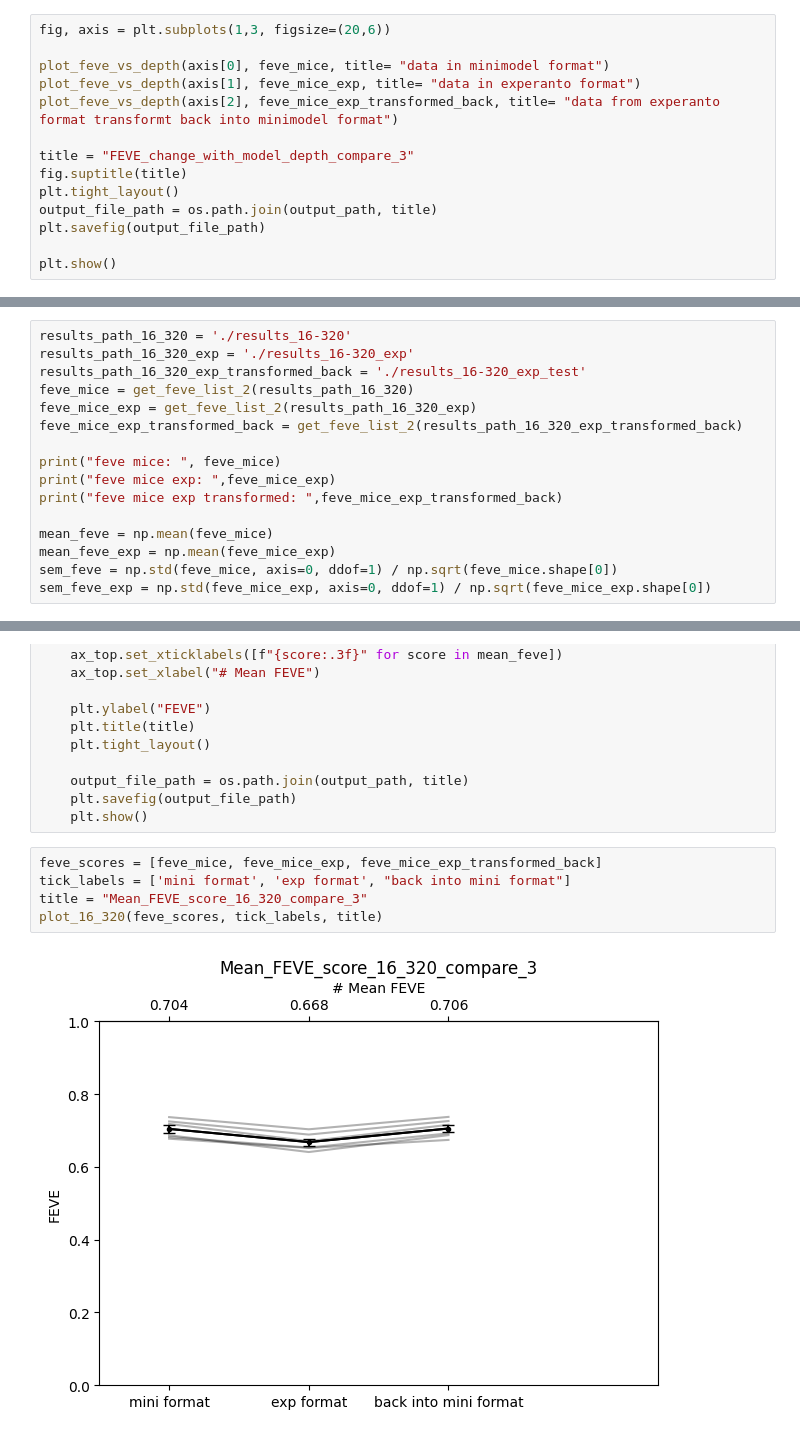
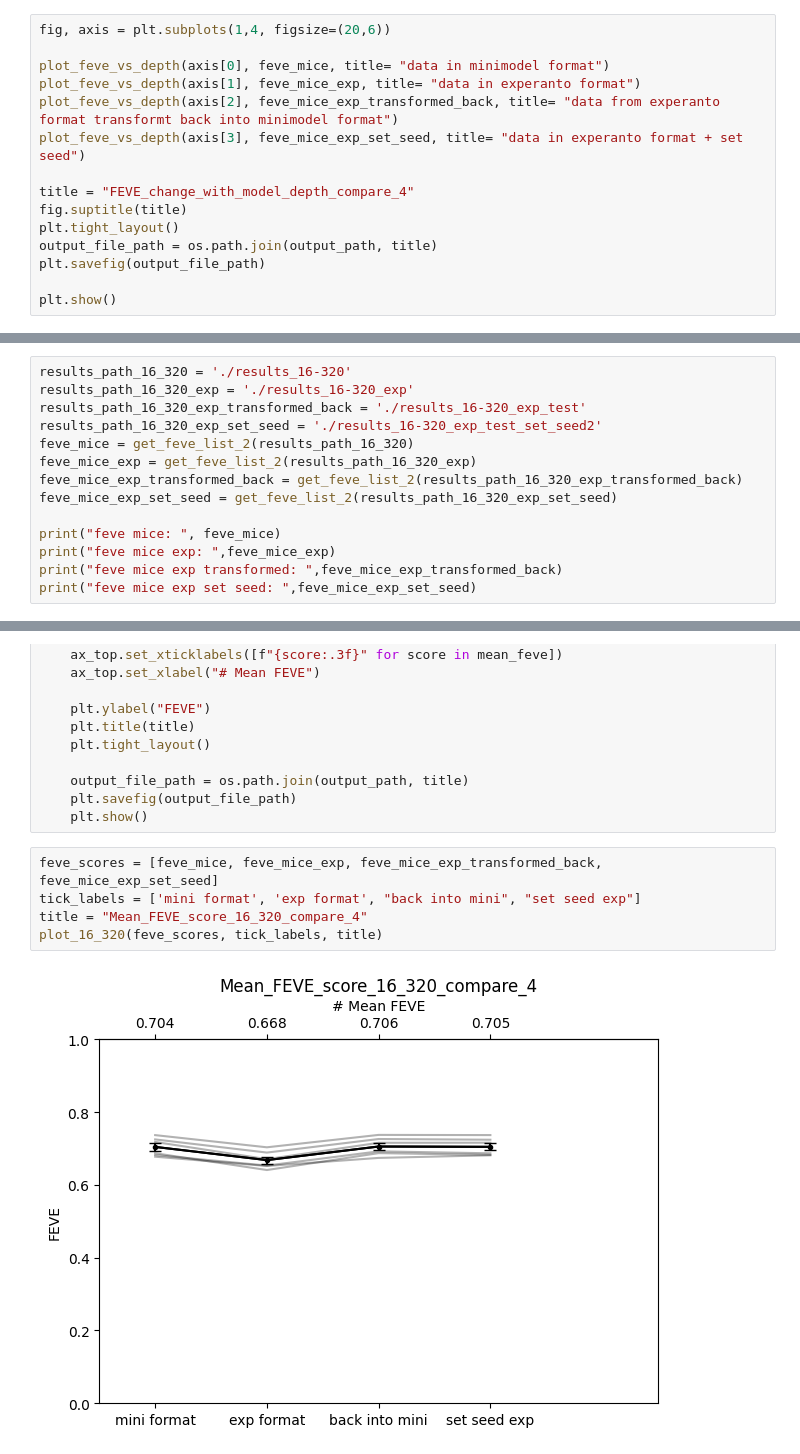
Before and after one commit to NAMAR4/minimodel, a Jupyter notebook: internship/comparisson_to_exp_plotting.ipynb, the cells around one changed output, grey strips where cells are left out. Drawn from its saved outputs; the diff is of its cells as text.

```diff
--- a/internship/comparisson_to_exp_plotting.ipynb
+++ b/internship/comparisson_to_exp_plotting.ipynb
@@ -81,13 +86,14 @@ def plot_feve_vs_depth(ax, feve_mice, title="FEVE change with model depth"):
     ax_top.set_xticklabels([f"{m:.3f}" for m in mean])
     ax_top.set_xlabel("# Mean FEVE")
 # %%
-fig, axis = plt.subplots(1,3, figsize=(20,6))
+fig, axis = plt.subplots(1,4, figsize=(20,6))
 
 plot_feve_vs_depth(axis[0], feve_mice, title= "data in minimodel format")
 plot_feve_vs_depth(axis[1], feve_mice_exp, title= "data in experanto format")
 plot_feve_vs_depth(axis[2], feve_mice_exp_transformed_back, title= "data from experanto format transformt back into minimodel format")
+plot_feve_vs_depth(axis[3], feve_mice_exp_set_seed, title= "data in experanto format + set seed")
 
-title = "FEVE_change_with_model_depth_compare_3"
+title = "FEVE_change_with_model_depth_compare_4"
 fig.suptitle(title)
 plt.tight_layout()
 output_file_path = os.path.join(output_path, title)
@@ -120,18 +128,16 @@ def get_feve_list_2(results_path):
 results_path_16_320 = './results_16-320'
 results_path_16_320_exp = './results_16-320_exp'
 results_path_16_320_exp_transformed_back = './results_16-320_exp_test'
+results_path_16_320_exp_set_seed = './results_16-320_exp_test_set_seed2'
 feve_mice = get_feve_list_2(results_path_16_320)
 feve_mice_exp = get_feve_list_2(results_path_16_320_exp)
 feve_mice_exp_transformed_back = get_feve_list_2(results_path_16_320_exp_transformed_back)
+feve_mice_exp_set_seed = get_feve_list_2(results_path_16_320_exp_set_seed)
 
 print("feve mice: ", feve_mice)
 print("feve mice exp: ",feve_mice_exp)
 print("feve mice exp transformed: ",feve_mice_exp_transformed_back)
-
-mean_feve = np.mean(feve_mice)
-mean_feve_exp = np.mean(feve_mice_exp)
-sem_feve = np.std(feve_mice, axis=0, ddof=1) / np.sqrt(feve_mice.shape[0])
-sem_feve_exp = np.std(feve_mice_exp, axis=0, ddof=1) / np.sqrt(feve_mice_exp.shape[0])
+print("feve mice exp set seed: ",feve_mice_exp_set_seed)
 # %% [output]
 feve mice:  [0.6821608  0.7368572  0.7250217  0.6870578  0.67752284 0.7180569 ]
 feve mice exp:  [0.6531689  0.70336217 0.68886322 0.64089203 0.65206587 0.67080796]
@@ -180,9 +187,9 @@ def plot_16_320(feve_scores, tick_labels, title="Average_performance_mouse"):
     plt.savefig(output_file_path)
     plt.show()
 # %%
-feve_scores = [feve_mice, feve_mice_exp, feve_mice_exp_transformed_back]
-tick_labels = ['mini format', 'exp format', "back into mini format"]
-title = "Mean_FEVE_score_16_320_compare_3"
+feve_scores = [feve_mice, feve_mice_exp, feve_mice_exp_transformed_back, feve_mice_exp_set_seed]
+tick_labels = ['mini format', 'exp format', "back into mini", "set seed exp"]
+title = "Mean_FEVE_score_16_320_compare_4"
 plot_16_320(feve_scores, tick_labels, title)
 # %% [output]
-[figure, old version]
+[figure, new version]
```
Also changed, not shown: parts of 5 cells of this notebook, 4 other files.
